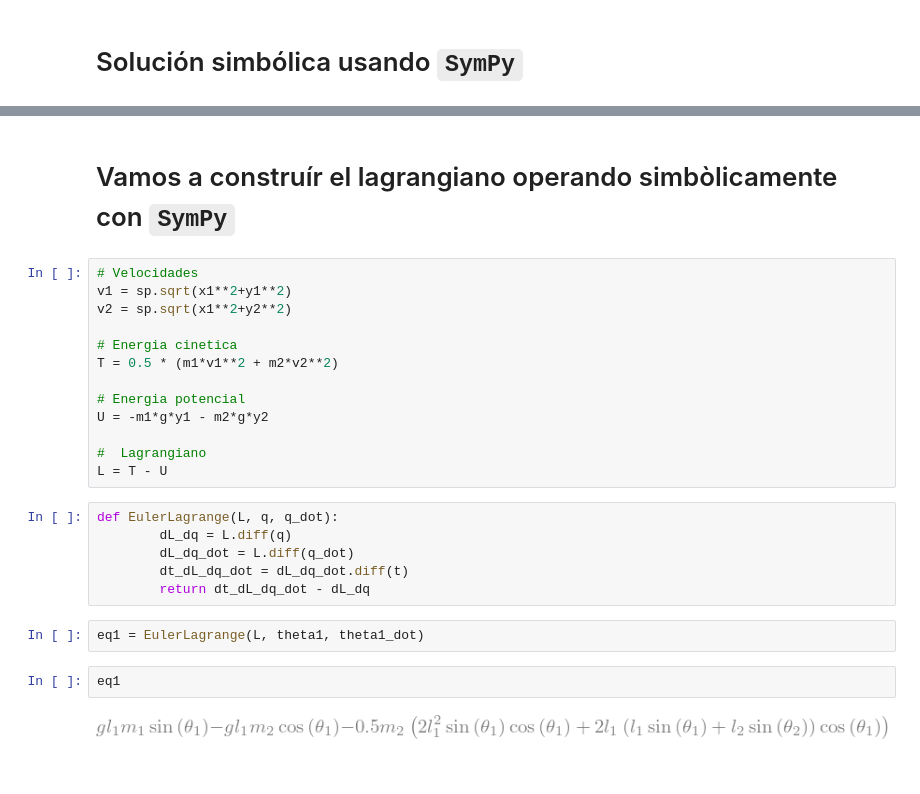
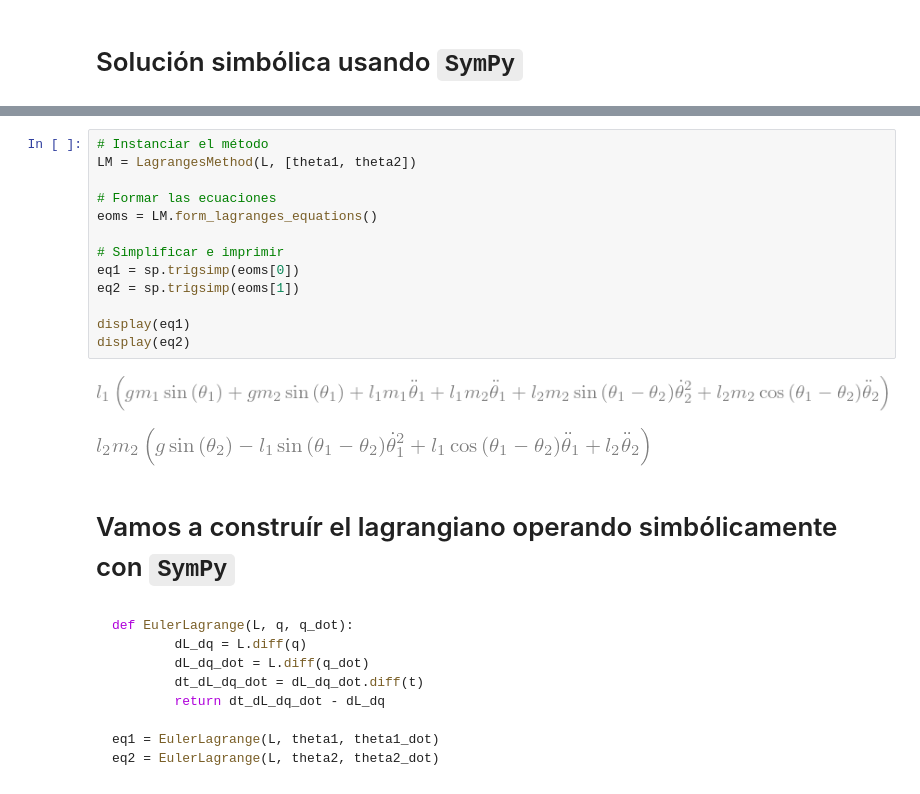
Before and after one commit to Daniel-534/MecanicaCeleste, a Jupyter notebook: Modelacion3/Problemset3PenduloDoble.ipynb, the cells around one changed output, grey strips where cells are left out. Cells and saved outputs as stored; diff of their text form; blank space fills up the shorter version.

````diff
--- a/Modelacion3/Problemset3PenduloDoble.ipynb
+++ b/Modelacion3/Problemset3PenduloDoble.ipynb
@@ -46,27 +45,29 @@ theta1_dot
+# %%
+# Instanciar el método
+LM = LagrangesMethod(L, [theta1, theta2])
+
+# Formar las ecuaciones
+eoms = LM.form_lagranges_equations()
+
+# Simplificar e imprimir
+eq1 = sp.trigsimp(eoms[0])
+eq2 = sp.trigsimp(eoms[1])
+
+display(eq1)
+display(eq2)
+# %% [output]
+[figure, added]
+[figure, added]
 # %% [markdown]
-# Vamos a construír el lagrangiano operando simbòlicamente con `SymPy`
+# Vamos a construír el lagrangiano operando simbólicamente con `SymPy`
-# %%
-# Velocidades
-v1 = sp.sqrt(x1**2+y1**2)
-v2 = sp.sqrt(x1**2+y2**2)
-
-# Energia cinetica
-T = 0.5 * (m1*v1**2 + m2*v2**2)
-
-# Energia potencial
-U = -m1*g*y1 - m2*g*y2
-
-#  Lagrangiano
-L = T - U
-# %%
-def EulerLagrange(L, q, q_dot):
-        dL_dq = L.diff(q)
-        dL_dq_dot = L.diff(q_dot)
-        dt_dL_dq_dot = dL_dq_dot.diff(t)
-        return dt_dL_dq_dot - dL_dq
-# %%
-eq1 = EulerLagrange(L, theta1, theta1_dot)
-# %%
-eq1
-# %% [output]
-[figure, removed]
+# %% [markdown]
+```python
+def EulerLagrange(L, q, q_dot):
+        dL_dq = L.diff(q)
+        dL_dq_dot = L.diff(q_dot)
+        dt_dL_dq_dot = dL_dq_dot.diff(t)
+        return dt_dL_dq_dot - dL_dq
+
+eq1 = EulerLagrange(L, theta1, theta1_dot)
+eq2 = EulerLagrange(L, theta2, theta2_dot)
+```
````
Also changed, not shown: parts of 10 cells of this notebook.
